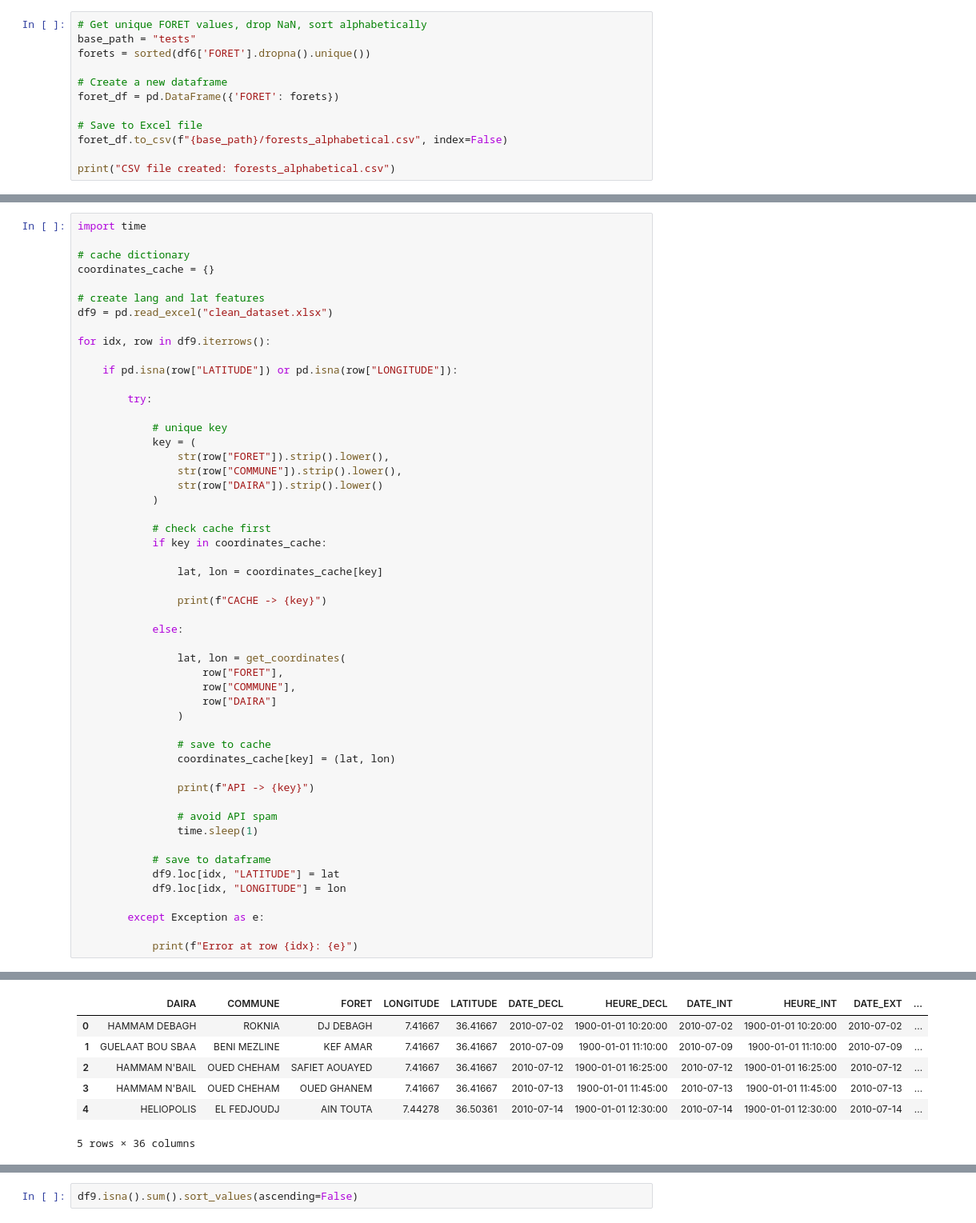
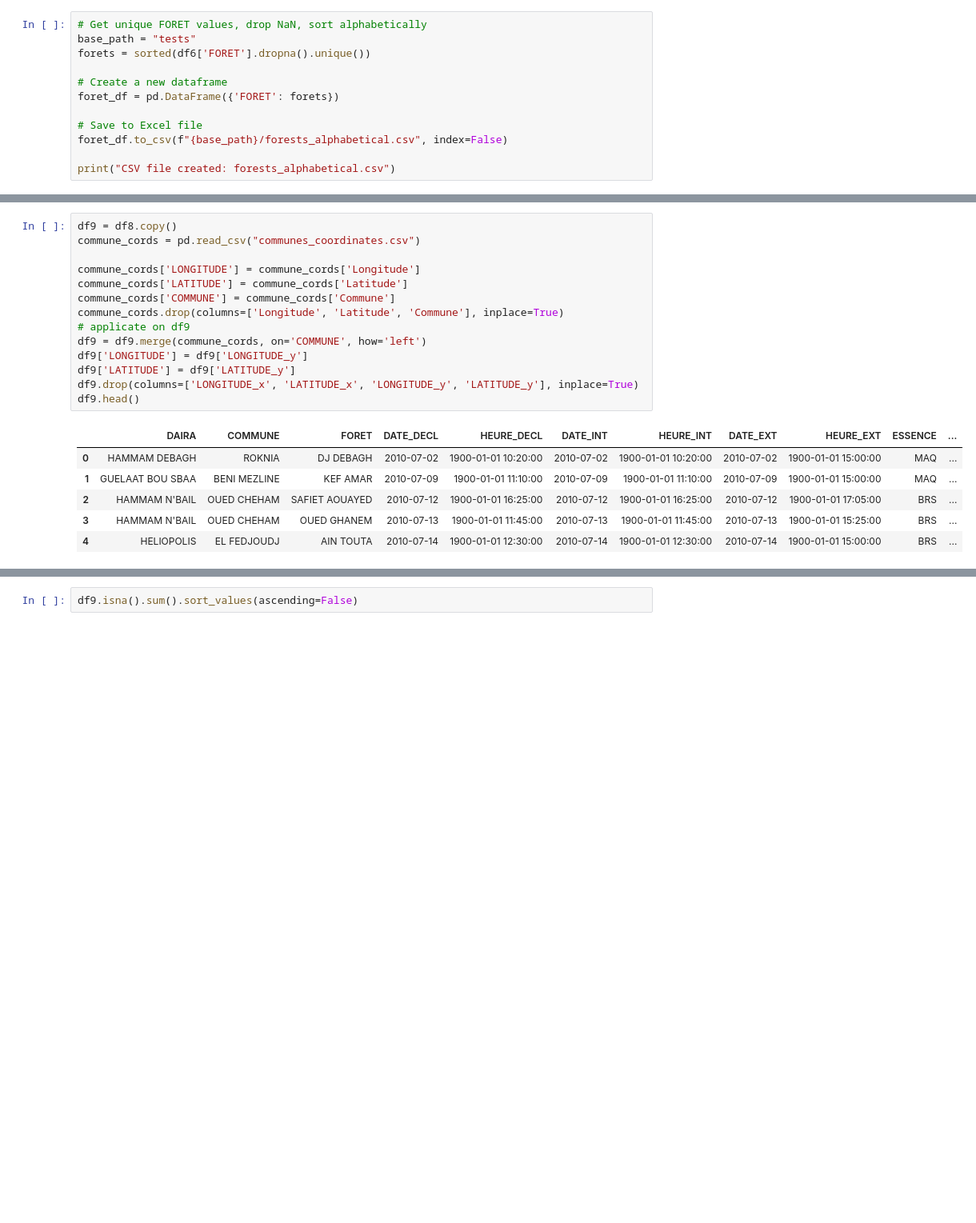
Before and after one commit to Lamouri-Yakoub/PROJECT-FIRE, a Jupyter notebook: Pipeline/model_creation.ipynb, the cells around one changed output, grey strips where cells are left out. Shown at 80% size. Saved outputs shown, nothing was run; the diff lists cells and outputs as text; blank space fills up the shorter version.

```diff
--- a/Pipeline/model_creation.ipynb
+++ b/Pipeline/model_creation.ipynb
@@ -550,55 +550,23 @@ for idx, row in df8.iterrows():
         except Exception as e:
             print(f"Error at row {idx}: {e} - weather : {weather_cache[date]}")
 # %%
-import time
+df9 = df8.copy()
+commune_cords = pd.read_csv("communes_coordinates.csv")
 
-# cache dictionary
-coordinates_cache = {}
-
-# create lang and lat features
-df9 = pd.read_excel("clean_dataset.xlsx")
-
-for idx, row in df9.iterrows():
-
-    if pd.isna(row["LATITUDE"]) or pd.isna(row["LONGITUDE"]):
-
-        try:
-
-            # unique key
-            key = (
-                str(row["FORET"]).strip().lower(),
-                str(row["COMMUNE"]).strip().lower(),
-                str(row["DAIRA"]).strip().lower()
-            )
-
-            # check cache first
-            if key in coordinates_cache:
-
-                lat, lon = coordinates_cache[key]
-
-                print(f"CACHE -> {key}")
-
-            else:
-
-                lat, lon = get_coordinates(
-                    row["FORET"],
-                    row["COMMUNE"],
-                    row["DAIRA"]
-                )
-
-                # save to cache
-                coordinates_cache[key] = (lat, lon)
-
-                print(f"API -> {key}")
-
-                # avoid API spam
-                time.sleep(1)
-
-            # save to dataframe
-            df9.loc[idx, "LATITUDE"] = lat
-            df9.loc[idx, "LONGITUDE"] = lon
-
-        except Exception as e:
-
-            print(f"Error at row {idx}: {e}")
+commune_cords['LONGITUDE'] = commune_cords['Longitude']
+commune_cords['LATITUDE'] = commune_cords['Latitude']
+commune_cords['COMMUNE'] = commune_cords['Commune']
+commune_cords.drop(columns=['Longitude', 'Latitude', 'Commune'], inplace=True)
+# applicate on df9
+df9 = df9.merge(commune_cords, on='COMMUNE', how='left')
+df9['LONGITUDE'] = df9['LONGITUDE_y']
+df9['LATITUDE'] = df9['LATITUDE_y']
+df9.drop(columns=['LONGITUDE_x', 'LATITUDE_x', 'LONGITUDE_y', 'LATITUDE_y'], inplace=True)
+df9.head()
 # %% [output]
+|  | DAIRA | COMMUNE | FORET | DATE_DECL | HEURE_DECL | DATE_INT | HEURE_INT | DATE_EXT | HEURE_EXT | ESSENCE | ... |
+| 0 | HAMMAM DEBAGH | ROKNIA | DJ DEBAGH | 2010-07-02 | 1900-01-01 10:20:00 | 2010-07-02 | 1900-01-01 10:20:00 | 2010-07-02 | 1900-01-01 15:00:00 | MAQ | ... |
+| 1 | GUELAAT BOU SBAA | BENI MEZLINE | KEF AMAR | 2010-07-09 | 1900-01-01 11:10:00 | 2010-07-09 | 1900-01-01 11:10:00 | 2010-07-09 | 1900-01-01 15:00:00 | MAQ | ... |
+| 2 | HAMMAM N'BAIL | OUED CHEHAM | SAFIET AOUAYED | 2010-07-12 | 1900-01-01 16:25:00 | 2010-07-12 | 1900-01-01 16:25:00 | 2010-07-12 | 1900-01-01 17:05:00 | BRS | ... |
+| 3 | HAMMAM N'BAIL | OUED CHEHAM | OUED GHANEM | 2010-07-13 | 1900-01-01 11:45:00 | 2010-07-13 | 1900-01-01 11:45:00 | 2010-07-13 | 1900-01-01 15:25:00 | BRS | ... |
+| 4 | HELIOPOLIS | EL FEDJOUDJ | AIN TOUTA | 2010-07-14 | 1900-01-01 12:30:00 | 2010-07-14 | 1900-01-01 12:30:00 | 2010-07-14 | 1900-01-01 15:00:00 | BRS | ... |
@@ -622,7 +573,0 @@ CACHE -> ('tebassa', 'nechmaya', 'guelaat bou sbaa')
-|  | DAIRA | COMMUNE | FORET | LONGITUDE | LATITUDE | DATE_DECL | HEURE_DECL | DATE_INT | HEURE_INT | DATE_EXT | ... |
-| 0 | HAMMAM DEBAGH | ROKNIA | DJ DEBAGH | 7.41667 | 36.41667 | 2010-07-02 | 1900-01-01 10:20:00 | 2010-07-02 | 1900-01-01 10:20:00 | 2010-07-02 | ... |
-| 1 | GUELAAT BOU SBAA | BENI MEZLINE | KEF AMAR | 7.41667 | 36.41667 | 2010-07-09 | 1900-01-01 11:10:00 | 2010-07-09 | 1900-01-01 11:10:00 | 2010-07-09 | ... |
-| 2 | HAMMAM N'BAIL | OUED CHEHAM | SAFIET AOUAYED | 7.41667 | 36.41667 | 2010-07-12 | 1900-01-01 16:25:00 | 2010-07-12 | 1900-01-01 16:25:00 | 2010-07-12 | ... |
-| 3 | HAMMAM N'BAIL | OUED CHEHAM | OUED GHANEM | 7.41667 | 36.41667 | 2010-07-13 | 1900-01-01 11:45:00 | 2010-07-13 | 1900-01-01 11:45:00 | 2010-07-13 | ... |
-| 4 | HELIOPOLIS | EL FEDJOUDJ | AIN TOUTA | 7.44278 | 36.50361 | 2010-07-14 | 1900-01-01 12:30:00 | 2010-07-14 | 1900-01-01 12:30:00 | 2010-07-14 | ... |
-5 rows × 36 columns
```
Also changed, not shown: parts of 2 cells of this notebook, 4 other files.
